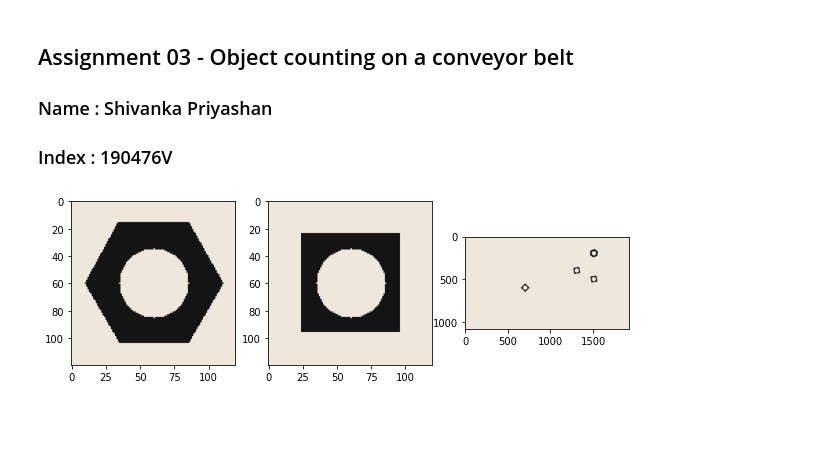
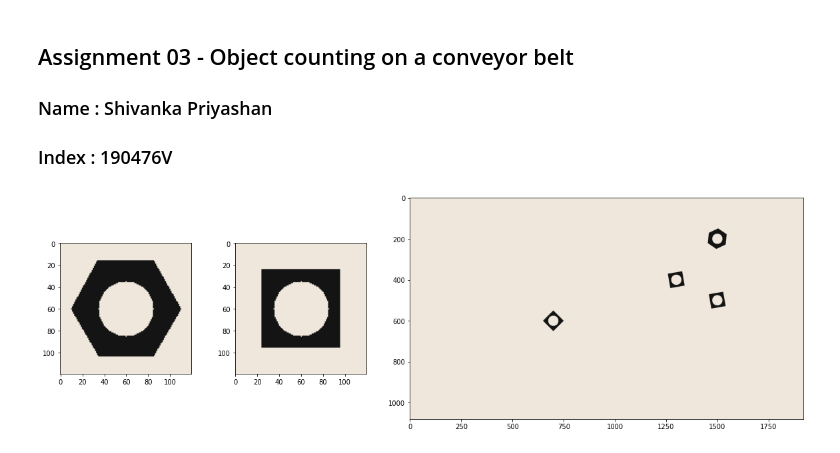
Before and after one commit to shivankapriyashan/EN2250-Fundamentals-of-Image-Processing-and-Machine-Vision, a Jupyter notebook: Assignment_03/190476V_a03.ipynb, the cells around one changed output. Drawn from its saved outputs; the diff is of its cells as text; code cells hidden in the pictures; blank space fills up the shorter version.

```diff
--- a/Assignment_03/190476V_a03.ipynb
+++ b/Assignment_03/190476V_a03.ipynb
@@ -5,16 +5,16 @@
 # %%
 import cv2 as cv
 import numpy as np
 import matplotlib.pyplot as plt
 
 hexnut_template = cv.imread('hexnut_template.png', cv.IMREAD_COLOR)
 squarenut_template =  cv.imread('squarenut_template.png', cv.IMREAD_COLOR)
 conveyor_f100 =  cv.imread('conveyor_f100.png', cv.IMREAD_COLOR)
 
-fig, ax = plt. subplots(1,3,figsize=(10,20))
+fig, ax = plt. subplots(1,3,figsize=(20,10),gridspec_kw={'width_ratios': [1,1, 3]})
 ax[0].imshow(cv.cvtColor(hexnut_template, cv.COLOR_RGB2BGR))
 ax[1].imshow(cv.cvtColor(squarenut_template, cv.COLOR_RGB2BGR))
 ax[2].imshow(cv.cvtColor(conveyor_f100, cv.COLOR_RGB2BGR))
 plt.show()
 # %% [output]
-[figure, old version]
+[figure, new version]
```
Also changed, not shown: parts of 9 cells of this notebook.
